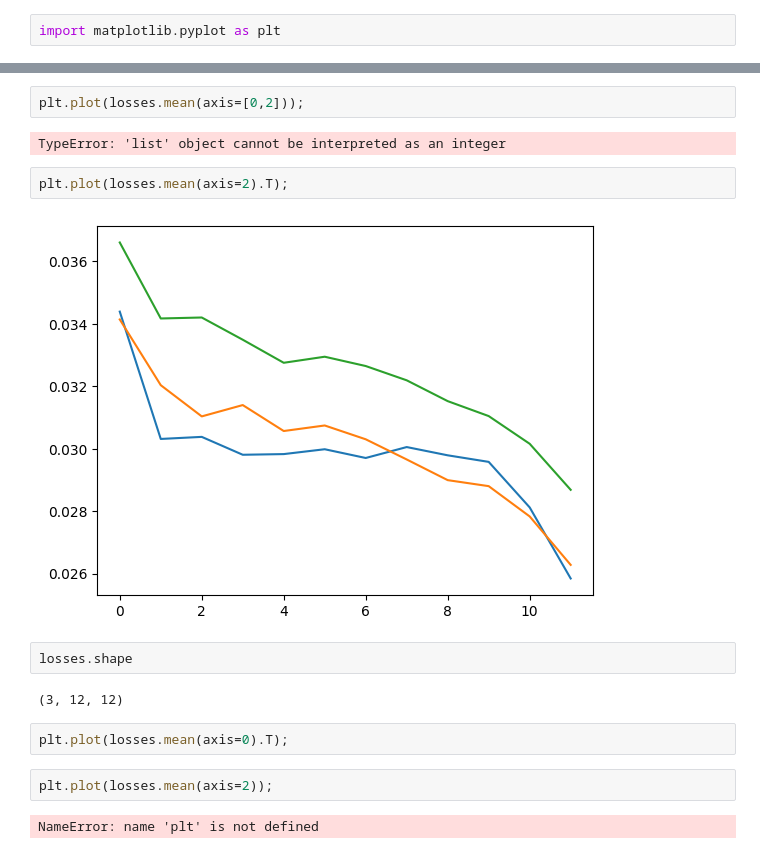
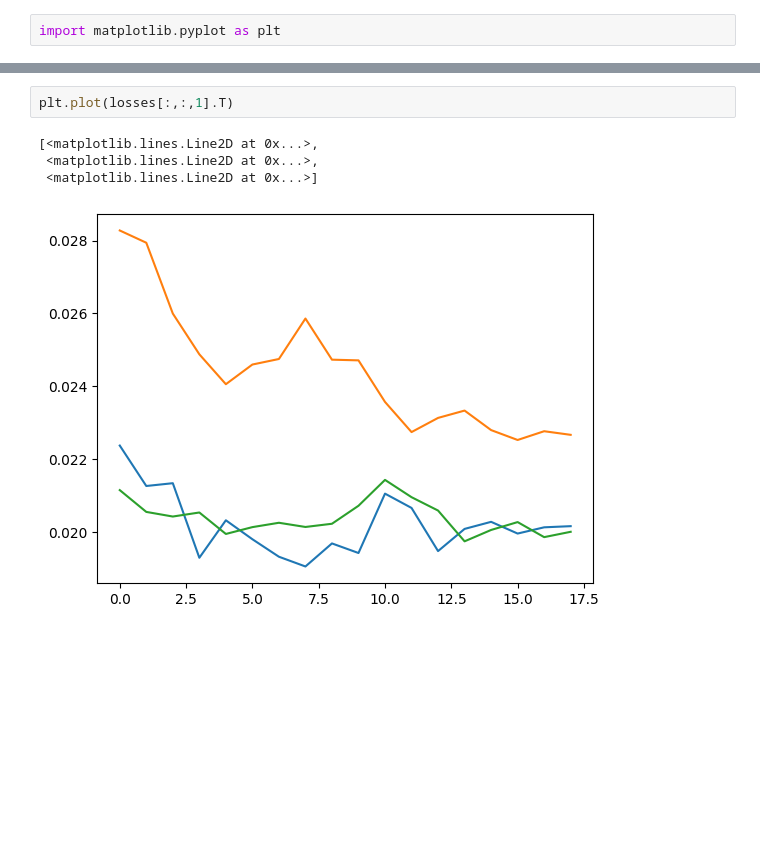
Before and after one commit to rebase-energy/treewe, a Jupyter notebook: treewe/examples/gefcom2014-solar-learning.ipynb, the cells around one changed output, grey strips where cells are left out. Drawn from its saved outputs; the diff is of its cells as text; blank space fills up the shorter version.

```diff
--- a/treewe/examples/gefcom2014-solar-learning.ipynb
+++ b/treewe/examples/gefcom2014-solar-learning.ipynb
@@ -388,18 +414,7 @@ plt.plot(losses.mean(axis=0).mean(axis=1))
 # %%
-plt.plot(losses.mean(axis=[0,2]));
+plt.plot(losses[:,:,1].T)
 # %% [output]
-TypeError: 'list' object cannot be interpreted as an integer
+[<matplotlib.lines.Line2D at 0x...>,
+ <matplotlib.lines.Line2D at 0x...>,
+ <matplotlib.lines.Line2D at 0x...>]
+[figure, added]
-# %%
-plt.plot(losses.mean(axis=2).T);
-# %% [output]
-[figure, removed]
-# %%
-losses.shape
-# %% [output]
-(3, 12, 12)
-# %%
-plt.plot(losses.mean(axis=0).T);
-# %%
-plt.plot(losses.mean(axis=2));
-# %% [output]
-NameError: name 'plt' is not defined
```
Also changed, not shown: parts of 12 cells of this notebook, 1 other file.
